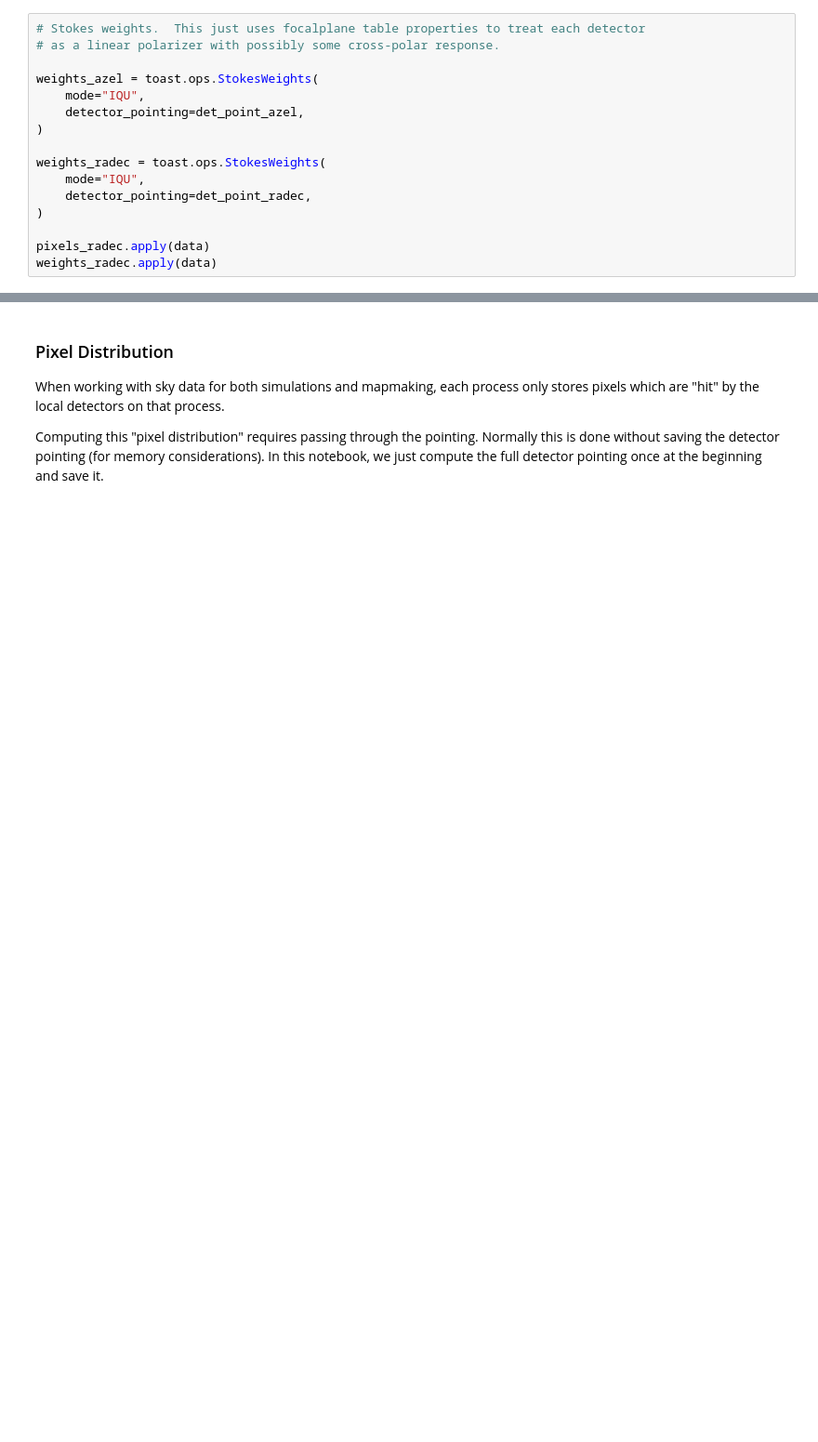
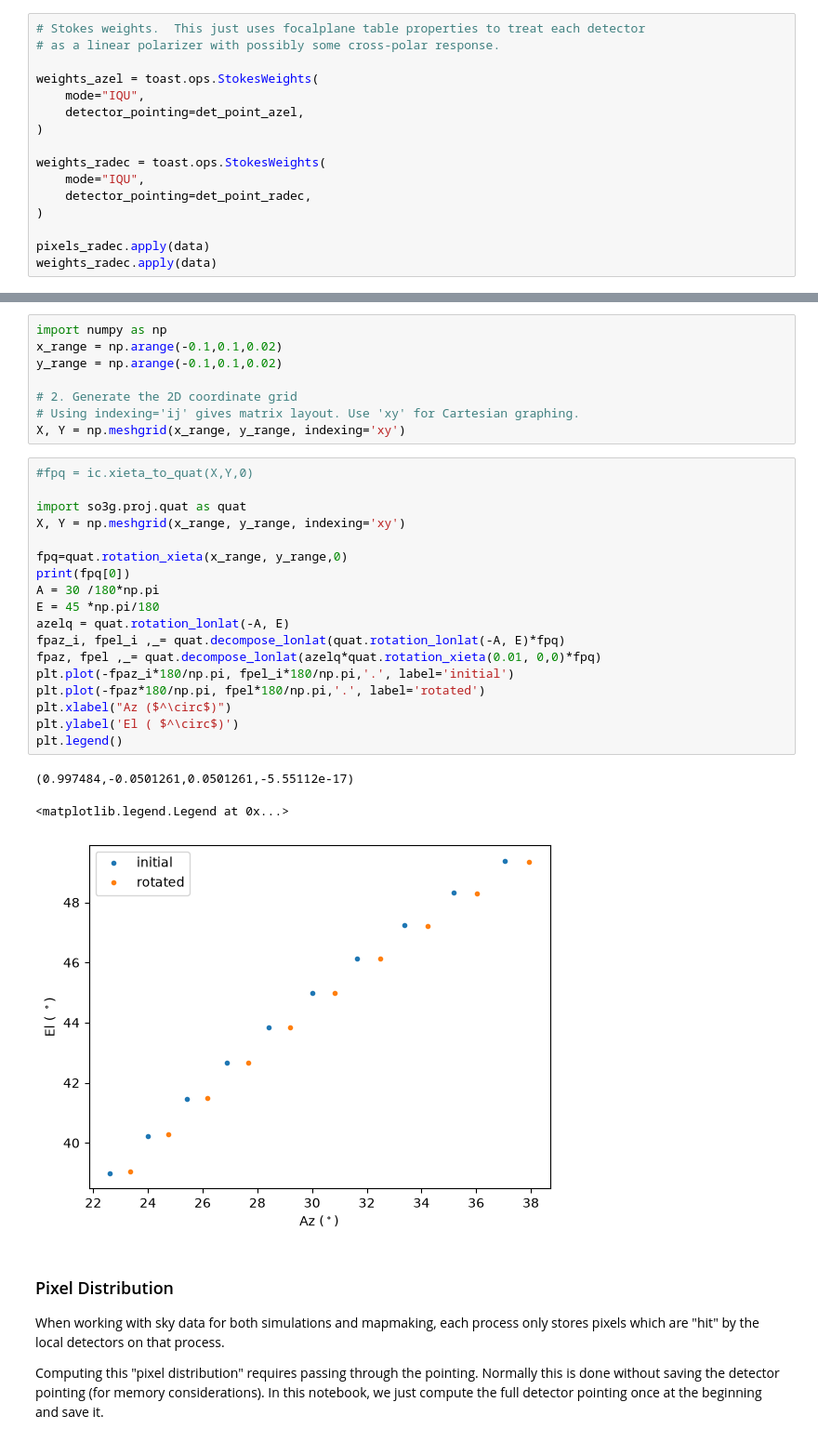
Before and after one commit to henry-e-n/SO_PointingReqs, a Jupyter notebook: toast_tutorial/05_ScanningCustomMap.ipynb, the cells around one changed output, grey strips where cells are left out. Shown at 93% size. Saved outputs shown, nothing was run; the diff lists cells and outputs as text; blank space fills up the shorter version.

```diff
--- a/toast_tutorial/05_ScanningCustomMap.ipynb
+++ b/toast_tutorial/05_ScanningCustomMap.ipynb
@@ -399,3 +482,33 @@ weights_radec.apply(data)
+# %%
+import numpy as np
+x_range = np.arange(-0.1,0.1,0.02)
+y_range = np.arange(-0.1,0.1,0.02)
+
+# 2. Generate the 2D coordinate grid
+# Using indexing='ij' gives matrix layout. Use 'xy' for Cartesian graphing.
+X, Y = np.meshgrid(x_range, y_range, indexing='xy')
+# %%
+#fpq = ic.xieta_to_quat(X,Y,0)
+
+import so3g.proj.quat as quat
+X, Y = np.meshgrid(x_range, y_range, indexing='xy')
+
+fpq=quat.rotation_xieta(x_range, y_range,0)
+print(fpq[0])
+A = 30 /180*np.pi
+E = 45 *np.pi/180
+azelq = quat.rotation_lonlat(-A, E)
+fpaz_i, fpel_i ,_= quat.decompose_lonlat(quat.rotation_lonlat(-A, E)*fpq)
+fpaz, fpel ,_= quat.decompose_lonlat(azelq*quat.rotation_xieta(0.01, 0,0)*fpq)
+plt.plot(-fpaz_i*180/np.pi, fpel_i*180/np.pi,'.', label='initial')
+plt.plot(-fpaz*180/np.pi, fpel*180/np.pi,'.', label='rotated')
+plt.xlabel("Az ($^\circ$)")
+plt.ylabel('El ( $^\circ$)')
+plt.legend()
+# %% [output]
+(0.997484,-0.0501261,0.0501261,-5.55112e-17)
+<matplotlib.legend.Legend at 0x...>
+[figure, added]
 # %% [markdown]
 ### Pixel Distribution
 
```
Also changed, not shown: parts of 5 cells of this notebook, 5 other files.
